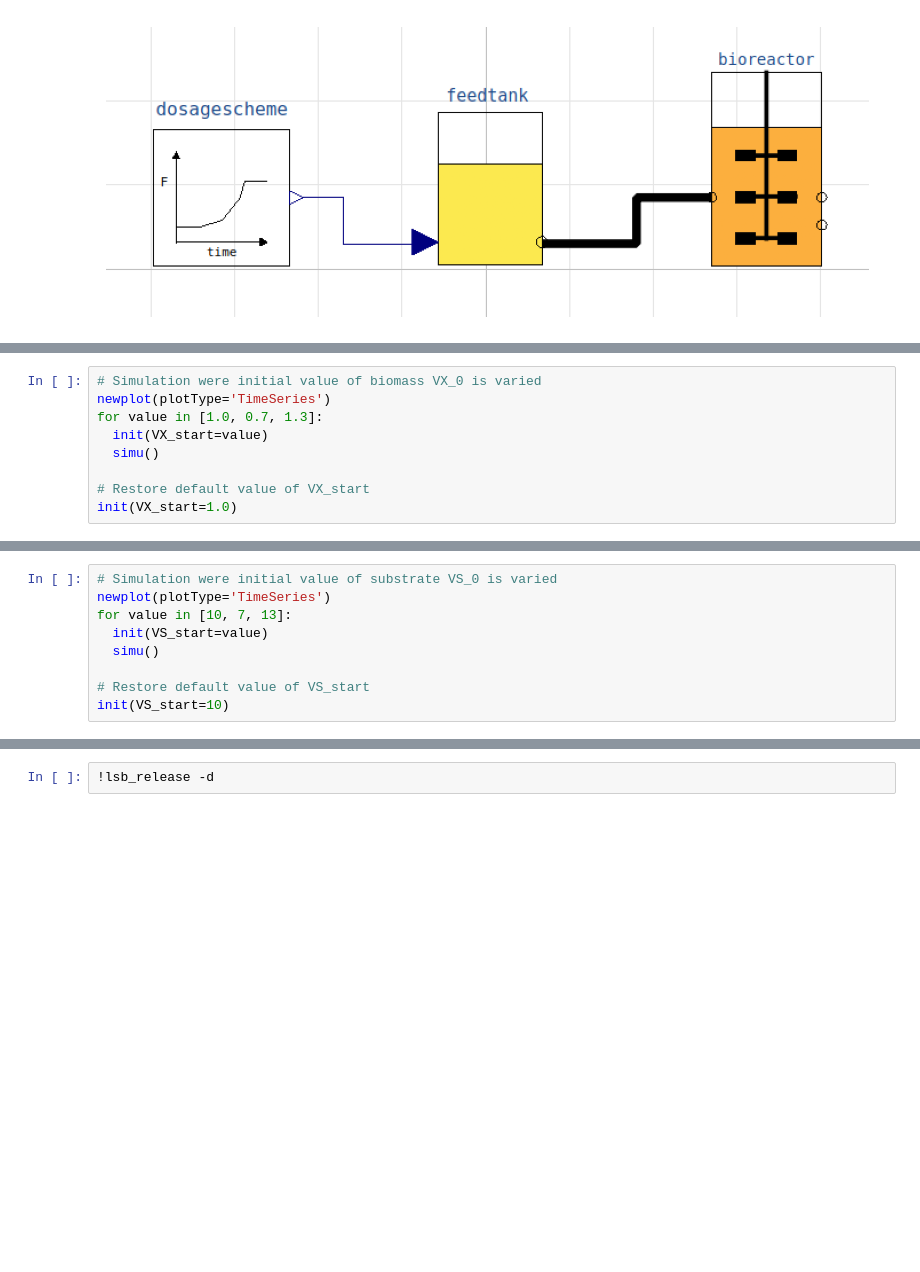
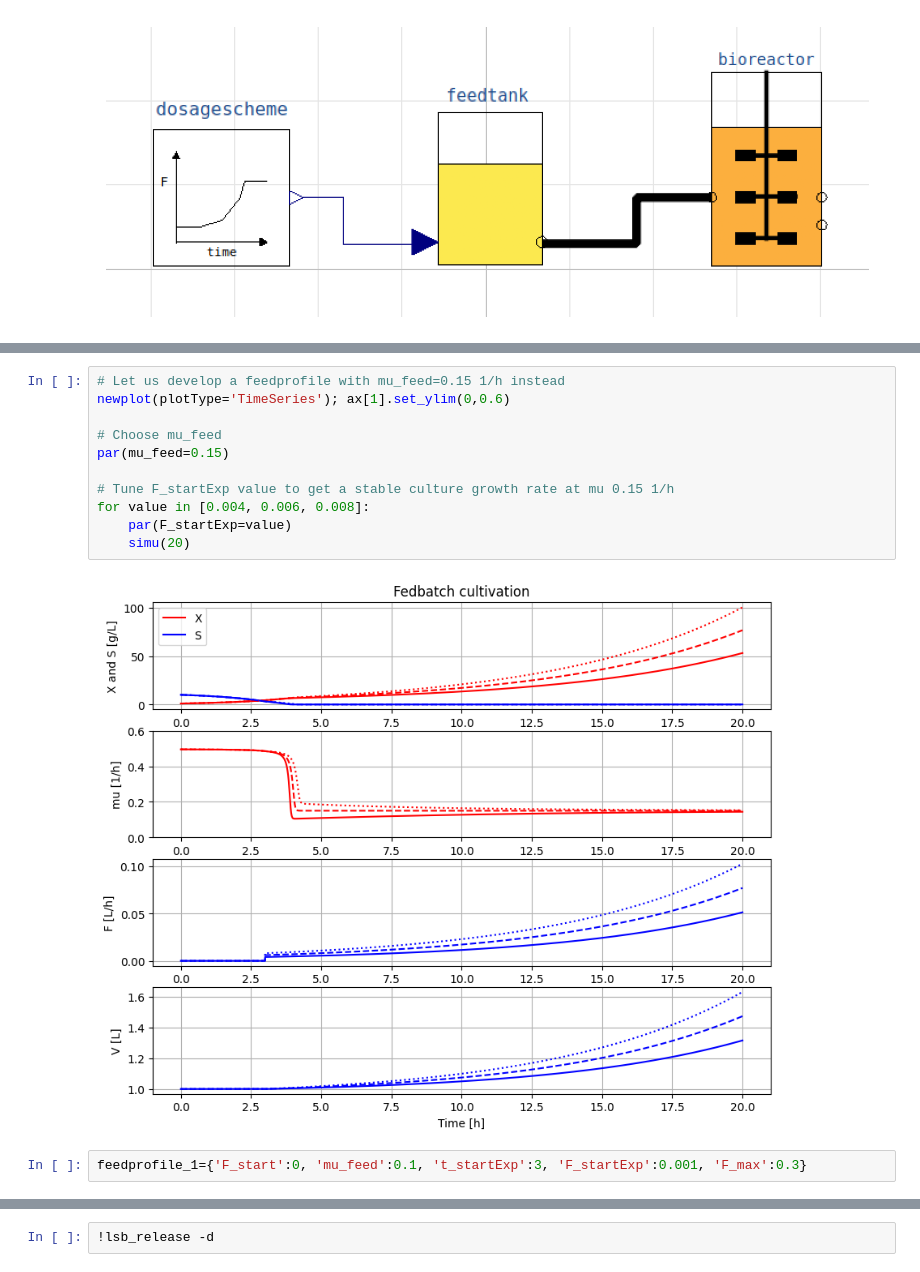
Before and after one commit to janpeter19/BPL_TEST2_Fedbatch, a Jupyter notebook: BPL_TEST2_Fedbatch_oms_colab.ipynb, the cells around one changed output, grey strips where cells are left out. Drawn from its saved outputs; the diff is of its cells as text; blank space fills up the shorter version.

```diff
--- a/BPL_TEST2_Fedbatch_oms_colab.ipynb
+++ b/BPL_TEST2_Fedbatch_oms_colab.ipynb
@@ -141,9 +140,0 @@ simu()
-# %%
-# Simulation were initial value of biomass VX_0 is varied
-newplot(plotType='TimeSeries')
-for value in [1.0, 0.7, 1.3]:
-  init(VX_start=value)
-  simu()
-
-# Restore default value of VX_start
-init(VX_start=1.0)
@@ -152,9 +140,0 @@ init(VX_start=1.0)
-# %%
-# Simulation were initial value of substrate VS_0 is varied
-newplot(plotType='TimeSeries')
-for value in [10, 7, 13]:
-  init(VS_start=value)
-  simu()
-
-# Restore default value of VS_start
-init(VS_start=10)
@@ -162,0 +157,15 @@ init(VS_start=10)
+# %%
+# Let us develop a feedprofile with mu_feed=0.15 1/h instead
+newplot(plotType='TimeSeries'); ax[1].set_ylim(0,0.6)
+
+# Choose mu_feed
+par(mu_feed=0.15)
+
+# Tune F_startExp value to get a stable culture growth rate at mu 0.15 1/h
+for value in [0.004, 0.006, 0.008]:
+    par(F_startExp=value)
+    simu(20)
+# %% [output]
+[figure, added]
+# %%
+feedprofile_1={'F_start':0, 'mu_feed':0.1, 't_startExp':3, 'F_startExp':0.001, 'F_max':0.3}
```
Also changed, not shown: parts of 9 cells of this notebook.
